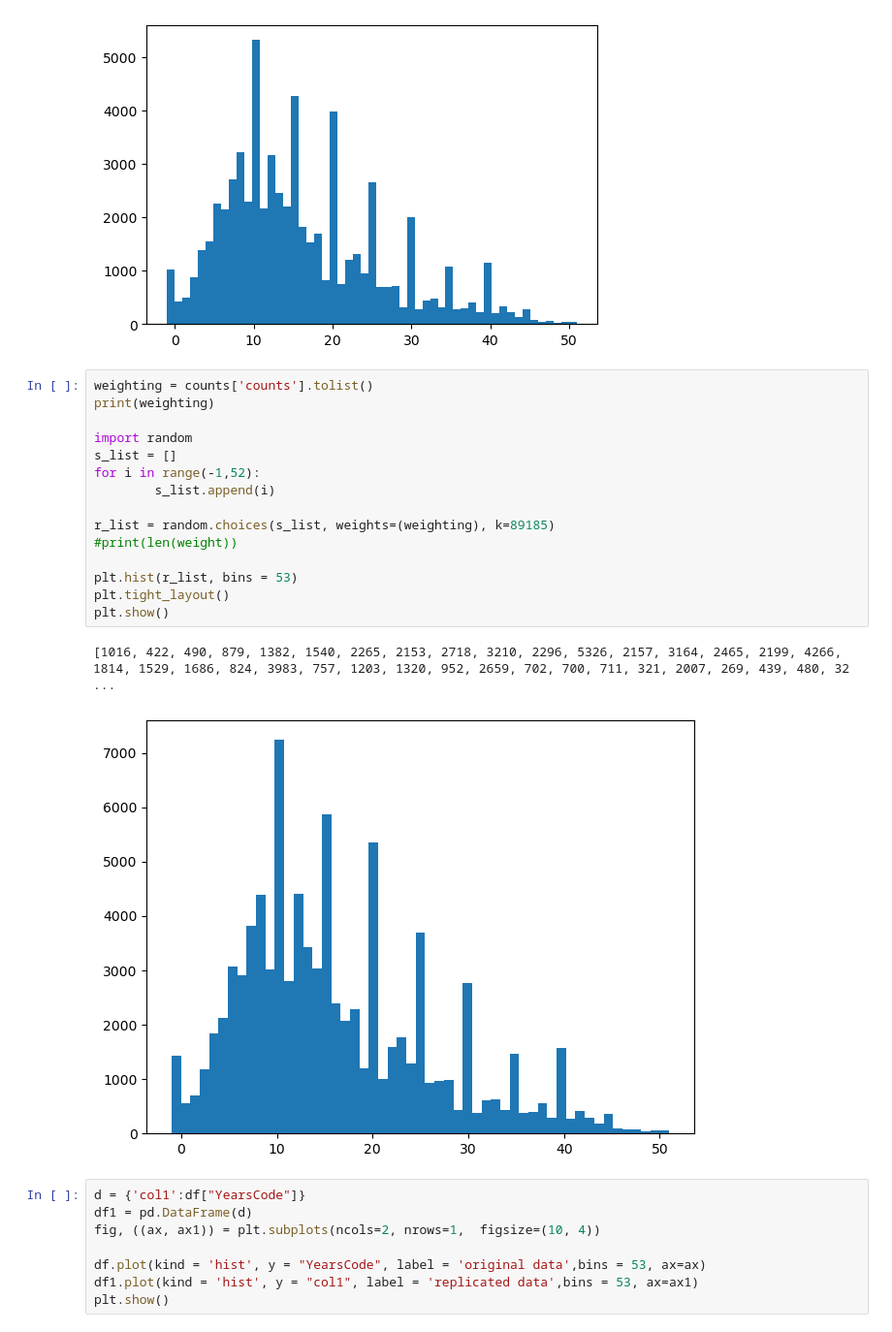
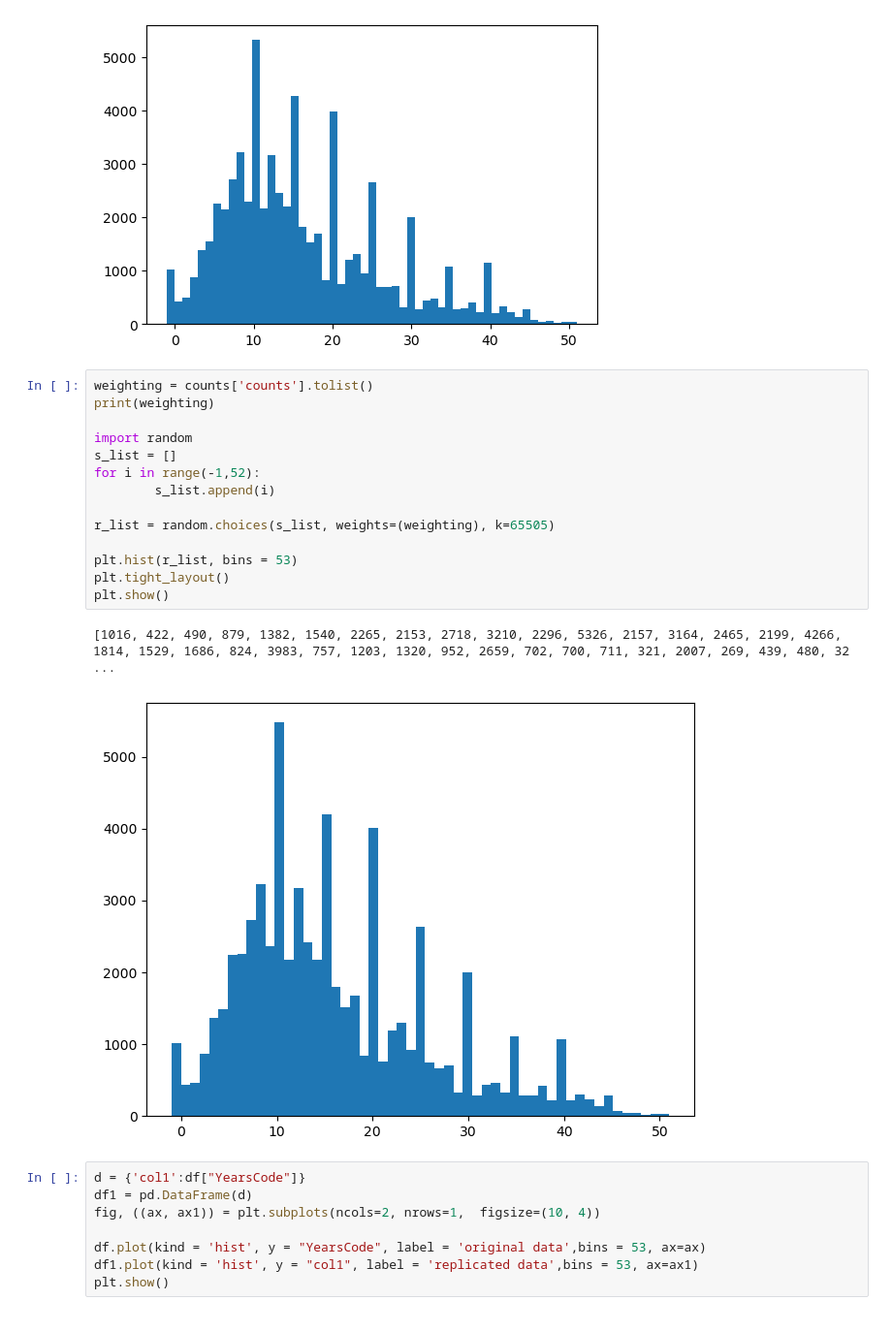
Before and after one commit to decvfox/PfDA_Project_2, a Jupyter notebook: Project_1.ipynb, the cells around one changed output. Shown: that part at 97% size. Cells and saved outputs as stored; diff of their text form.

```diff
--- a/Project_1.ipynb
+++ b/Project_1.ipynb
@@ -214,21 +213,20 @@ plt.show()
 # %%
 weighting = counts['counts'].tolist()
 print(weighting)
 
 import random
 s_list = []
 for i in range(-1,52):
         s_list.append(i)
 
-r_list = random.choices(s_list, weights=(weighting), k=89185)
-#print(len(weight))
+r_list = random.choices(s_list, weights=(weighting), k=65505)
 
 plt.hist(r_list, bins = 53)
 plt.tight_layout()
 plt.show()
 # %% [output]
 [1016, 422, 490, 879, 1382, 1540, 2265, 2153, 2718, 3210, 2296, 5326, 2157, 3164, 2465, 2199, 4266, 1814, 1529, 1686, 824, 3983, 757, 1203, 1320, 952, 2659, 702, 700, 711, 321, 2007, 269, 439, 480, 32 ...
-[figure, old version]
+[figure, new version]
 # %%
 d = {'col1':df["YearsCode"]}
 df1 = pd.DataFrame(d)
```
Also changed, not shown: parts of 7 cells of this notebook.
